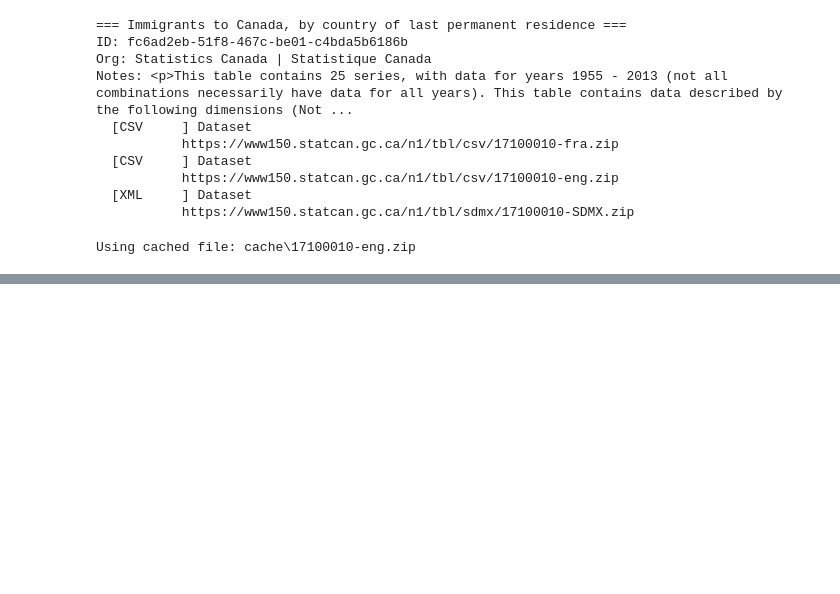
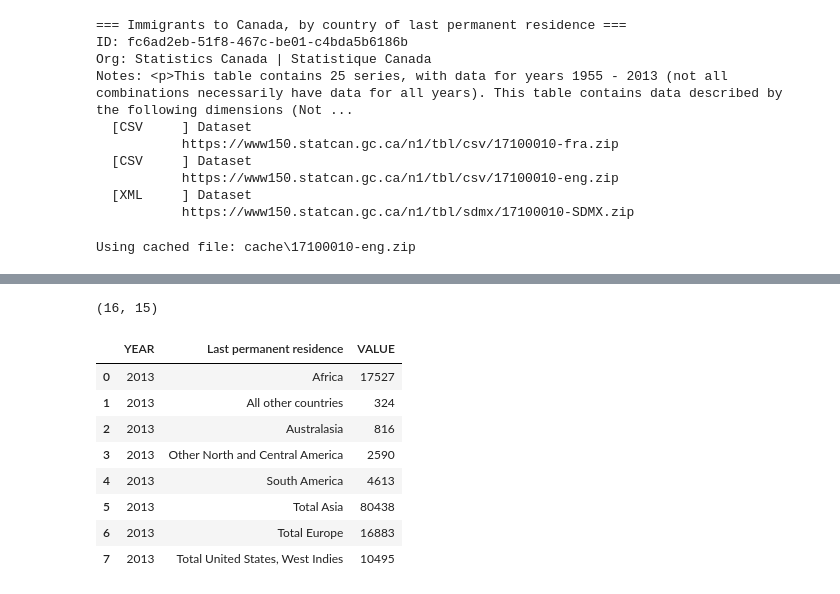
Before and after one commit to yrmo/gcinfo, a Jupyter notebook: immigrants-country-of-origin.ipynb, the cells around one changed output, grey strips where cells are left out. Saved outputs shown, nothing was run; the diff lists cells and outputs as text; code cells hidden in the pictures; blank space fills up the shorter version.

```diff
--- a/immigrants-country-of-origin.ipynb
+++ b/immigrants-country-of-origin.ipynb
@@ -39,0 +94,21 @@ df_origin_1955.head()
+# %%
+df_origin_2013_main_regions = df_origin_2013[df_origin_2013["Last permanent residence"].isin(main_regions)]
+print(df_origin_2013_main_regions.shape)
+df_origin_2013_main_regions_summed = (
+    df_origin_2013_main_regions
+    .assign(YEAR=df_origin_2013_main_regions["REF_DATE"].str[:4])
+    .groupby(["YEAR", "Last permanent residence"], as_index=False)["VALUE"]
+    .sum()
+)
+df_origin_2013_main_regions_summed
+# %% [output]
+(16, 15)
+|  | YEAR | Last permanent residence | VALUE |
+| 0 | 2013 | Africa | 17527 |
+| 1 | 2013 | All other countries | 324 |
+| 2 | 2013 | Australasia | 816 |
+| 3 | 2013 | Other North and Central America | 2590 |
+| 4 | 2013 | South America | 4613 |
+| 5 | 2013 | Total Asia | 80438 |
+| 6 | 2013 | Total Europe | 16883 |
+| 7 | 2013 | Total United States, West Indies | 10495 |
```
Also changed, not shown: parts of 9 cells of this notebook.
